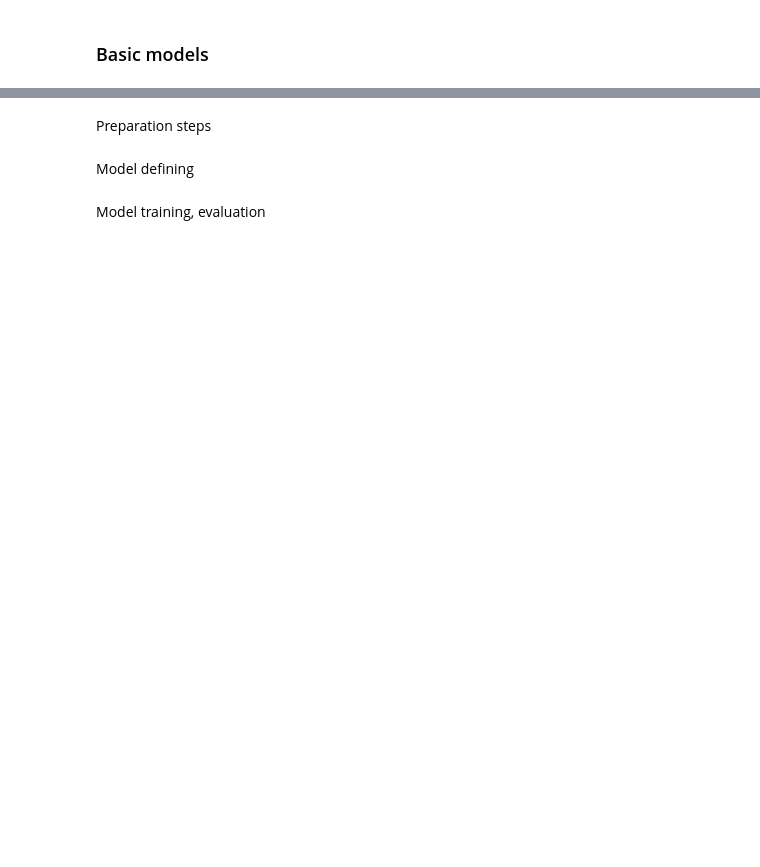
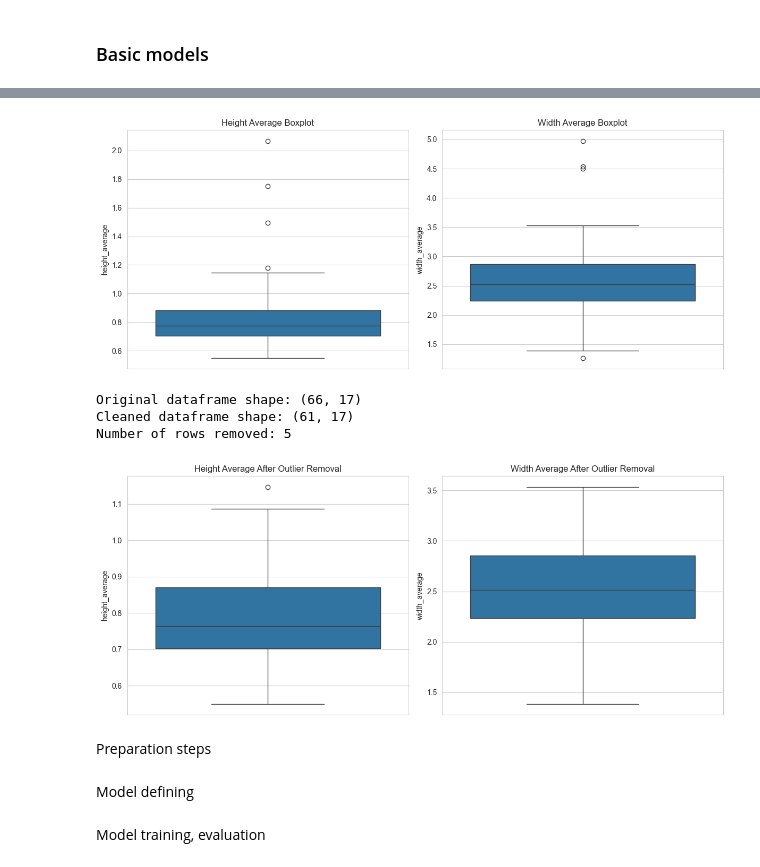
Before and after one commit to matsimlab/robocasting-ml, a Jupyter notebook: analysis.ipynb, the cells around one changed output, grey strips where cells are left out. Cells and saved outputs as stored; diff of their text form; code cells hidden in the pictures; blank space fills up the shorter version.

```diff
--- a/analysis.ipynb
+++ b/analysis.ipynb
@@ -127,3 +123,72 @@ Min, mean and max average width values: 1.2666666666666666, 2.5233333333333334,
 Target height = 0.8, target width = 1.5
 # %% [markdown]
 ### Basic models
+# %%
+import seaborn as sns
+import numpy as np
+import matplotlib.pyplot as plt
+
+# Identify outliers using IQR method
+def detect_outliers(df, column):
+    Q1 = df[column].quantile(0.25)
+    Q3 = df[column].quantile(0.75)
+    IQR = Q3 - Q1
+    lower_bound = Q1 - 1.5 * IQR
+    upper_bound = Q3 + 1.5 * IQR
+    return df[(df[column] < lower_bound) | (df[column] > upper_bound)]
+
+# Check for outliers in height measurements
+height_outliers = detect_outliers(casting_df, 'height_average')
+print(f"Height outliers: {len(height_outliers)} rows")
+print(height_outliers)
+
+# Check for outliers in width measurements
+width_outliers = detect_outliers(casting_df, 'width_average')
+print(f"Width outliers: {len(width_outliers)} rows")
+print(width_outliers)
+
+# Visualize outliers using boxplots
+plt.figure(figsize=(12, 5))
+plt.subplot(1, 2, 1)
+sns.boxplot(y=casting_df['height_average'])
+plt.title('Height Average Boxplot')
+
+plt.subplot(1, 2, 2)
+sns.boxplot(y=casting_df['width_average'])
+plt.title('Width Average Boxplot')
+plt.tight_layout()
+plt.show()
+
+# Option 1: Remove outliers (implemented)
+def remove_outliers(df, columns):
+    df_no_outliers = df.copy()
+    for column in columns:
+        Q1 = df[column].quantile(0.25)
+        Q3 = df[column].quantile(0.75)
+        IQR = Q3 - Q1
+        lower_bound = Q1 - 1.5 * IQR
+        upper_bound = Q3 + 1.5 * IQR
+        df_no_outliers = df_no_outliers[(df_no_outliers[column] >= lower_bound) &
+                                        (df_no_outliers[column] <= upper_bound)]
+    return df_no_outliers
+
+# Remove outliers from both height and width columns
+casting_df_cleaned = remove_outliers(casting_df, ['height_average', 'width_average'])
+
+# Print the shape of the original and cleaned dataframes to see how many rows were removed
+print(f"Original dataframe shape: {casting_df.shape}")
+print(f"Cleaned dataframe shape: {casting_df_cleaned.shape}")
+print(f"Number of rows removed: {casting_df.shape[0] - casting_df_cleaned.shape[0]}")
+
+# Optional: Visualize data distribution after outlier removal
+plt.figure(figsize=(12, 5))
+plt.subplot(1, 2, 1)
+sns.boxplot(y=casting_df_cleaned['height_average'])
+plt.title('Height Average After Outlier Removal')
+
+plt.subplot(1, 2, 2)
+sns.boxplot(y=casting_df_cleaned['width_average'])
+plt.title('Width Average After Outlier Removal')
+plt.tight_layout()
+plt.show()
+# %% [output]
@@ -130,3 +212,8 @@ Target height = 0.8, target width = 1.5
+[figure, added]
+Original dataframe shape: (66, 17)
+Cleaned dataframe shape: (61, 17)
+Number of rows removed: 5
+[figure, added]
 # %% [markdown]
 Preparation steps
 # %%
```
Also changed, not shown: parts of 15 cells of this notebook, 4 other files.
